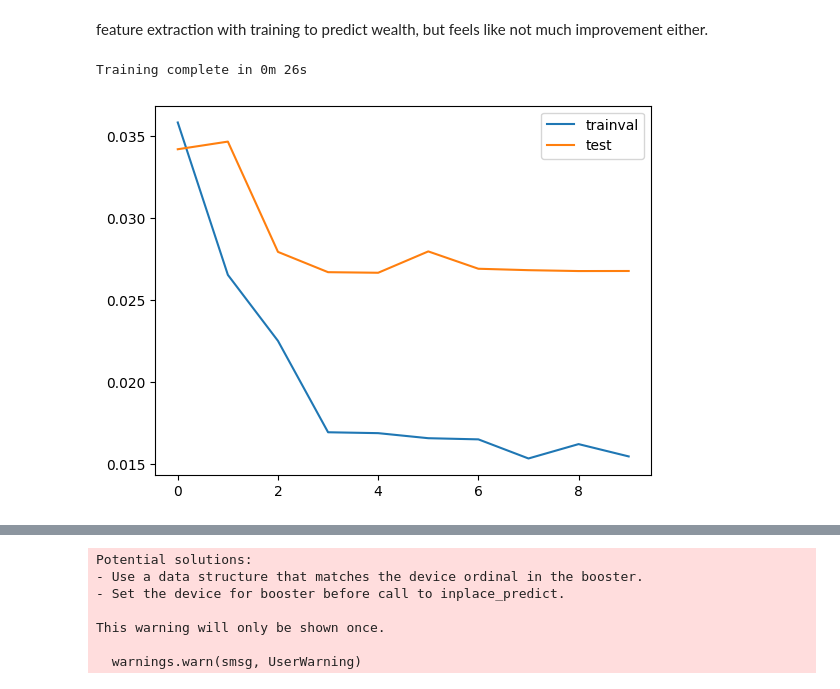
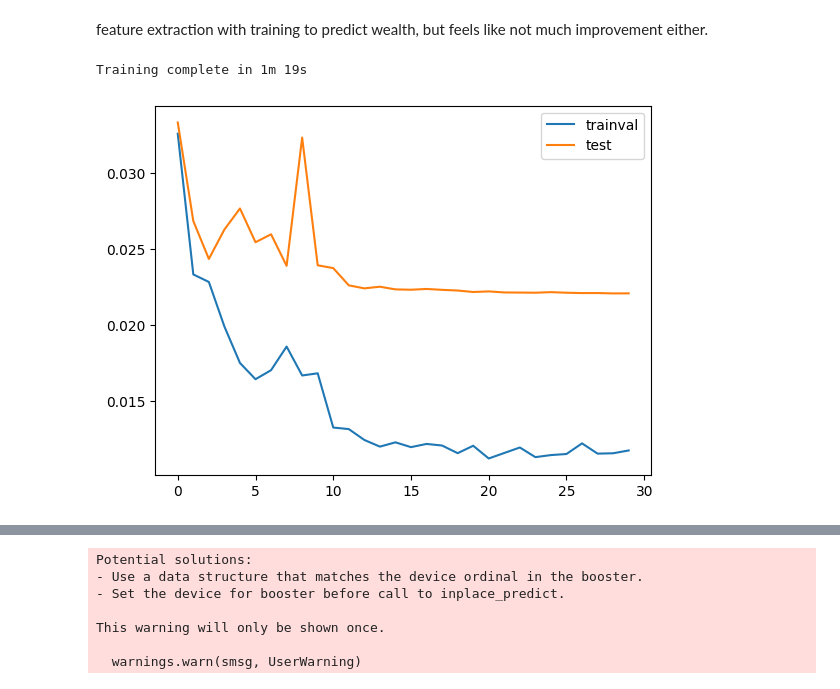
Before and after one commit to teofc111/poverty_mapping, a Jupyter notebook: sat_dl.ipynb, the cells around one changed output, grey strips where cells are left out. Cells and saved outputs as stored; diff of their text form; code cells hidden in the pictures.

```diff
--- a/sat_dl.ipynb
+++ b/sat_dl.ipynb
@@ -1012,4 +1633,4 @@ nightlight_feature_names = ['avg_rad_min','avg_rad_max','avg_rad_mean',
                             'avg_rad_std','avg_rad_median']
 non_OSM_feature_names = image_feature_names+HRSL_feature_names+OOKLA_feature_names+nightlight_feature_names
 non_OSM_n_img_feature_names = HRSL_feature_names+OOKLA_feature_names+nightlight_feature_names
-OSM_feature_names = list(set(X_trainval.columns)-set(non_OSM_feature_names))
+OSM_feature_names = list(set(X_train.columns)-set(non_OSM_feature_names))
@@ -1015,0 +1701,28 @@ OSM_feature_names = list(set(X_trainval.columns)-set(non_OSM_feature_names))
+# %%
+# XGBoost
+params = {
+    'learning_rate': 0.1,    'n_estimators': 100,    'max_depth': 6,    'min_child_weight': 1,    'gamma': 0,
+    'subsample': 1,    'colsample_bytree': 0.8,    'reg_lambda': 1,    'reg_alpha': 0,    'objective': 'reg:squarederror',
+    'random_state': 42,    'device':'cuda',    'tree_method':'hist',    # 'enable_categorical':True
+}
+
+feature_names = image_feature_names + OOKLA_feature_names + nightlight_feature_names + OSM_feature_names
+
+model_xgb_base = xgb.XGBRegressor(**params)
+model_xgb_base.fit(pd.concat([X_train_img,X_val_img],axis=0)[feature_names], np.hstack([y_train,y_val]))
+
+model_xgb_base.set_params(device="cpu") # To prevent warning messages of model and array residing on different devices
+pred = model_xgb_base.predict(X_test_img[feature_names])
+mse = mean_squared_error(y_test,pred)
+print('Testing performance')
+print(f'MSE: {mse:.4f}')
+
+fig, ax = plt.subplots(1,1,figsize=(10, 6))
+
+ax.scatter(y_test, pred, alpha=0.5, edgecolors='w', s=50)
+ax.plot([0,1], [0,1], color='red', linestyle='--', label='Ideal Line')
+
+ax.set_title(f'True Labels vs. Predictions, MSE: {mse}')
+ax.set_title(f'MSE: {mse}')
+ax.set_xlabel('Prediction')
+ax.set_ylabel('Ground Truth');
@@ -1053,7 +1770,7 @@ for i, feature_names in enumerate(df['feature_names']):
     # model_xgb_base.fit(X_trainval_img[feature_names], y_trainval)
     model_xgb_base.fit(pd.concat([X_train_img,X_val_img],axis=0)[feature_names], np.hstack([y_train,y_val]))
 
-    # model_xgb_reg.set_params(device="cpu") # To prevent warning messages of model and array residing on different devices
+    model_xgb_base.set_params(device="cpu") # To prevent warning messages of model and array residing on different devices
     pred = model_xgb_base.predict(X_test_img[feature_names])
 
     mse = mean_squared_error(y_test,pred)
@@ -1259,7 +2001,7 @@ model_reg.to(device);
 
 criterion = nn.MSELoss()
 optimizer = optim.SGD(model_reg.fc.parameters(), lr=0.001, momentum=0.9)
-exp_lr_scheduler = lr_scheduler.StepLR(optimizer, step_size=3, gamma=0.1)
+exp_lr_scheduler = lr_scheduler.StepLR(optimizer, step_size=10, gamma=0.1)
 
 # transform
 trainval_transform = transforms.Compose([
@@ -1301,10 +2043,10 @@ dataloaders = {
 # %%
 # Train model
 model_reg, df = train_model(model_reg, criterion, optimizer, exp_lr_scheduler,
-                       num_epochs=10,verbose=0,plot_curves=True)
+                       num_epochs=30,verbose=0,plot_curves=True)
 # %% [output]
-Training complete in 0m 26s
+Training complete in 1m 19s
-[figure, old version]
+[figure, new version]
 # %%
 # Initialize lists to store the outputs and labels
 all_outputs = []
```
Also changed, not shown: parts of 68 cells of this notebook, 3 other files.
